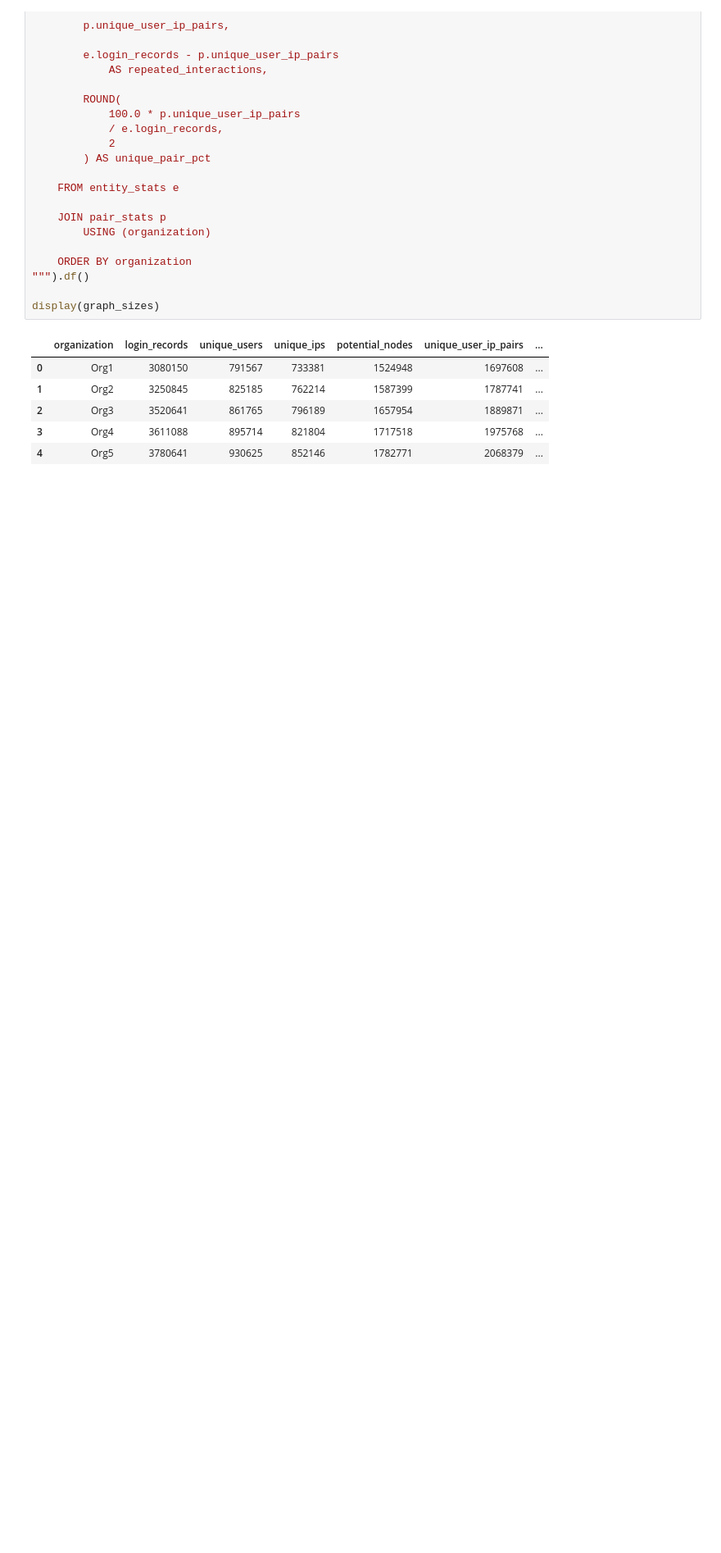
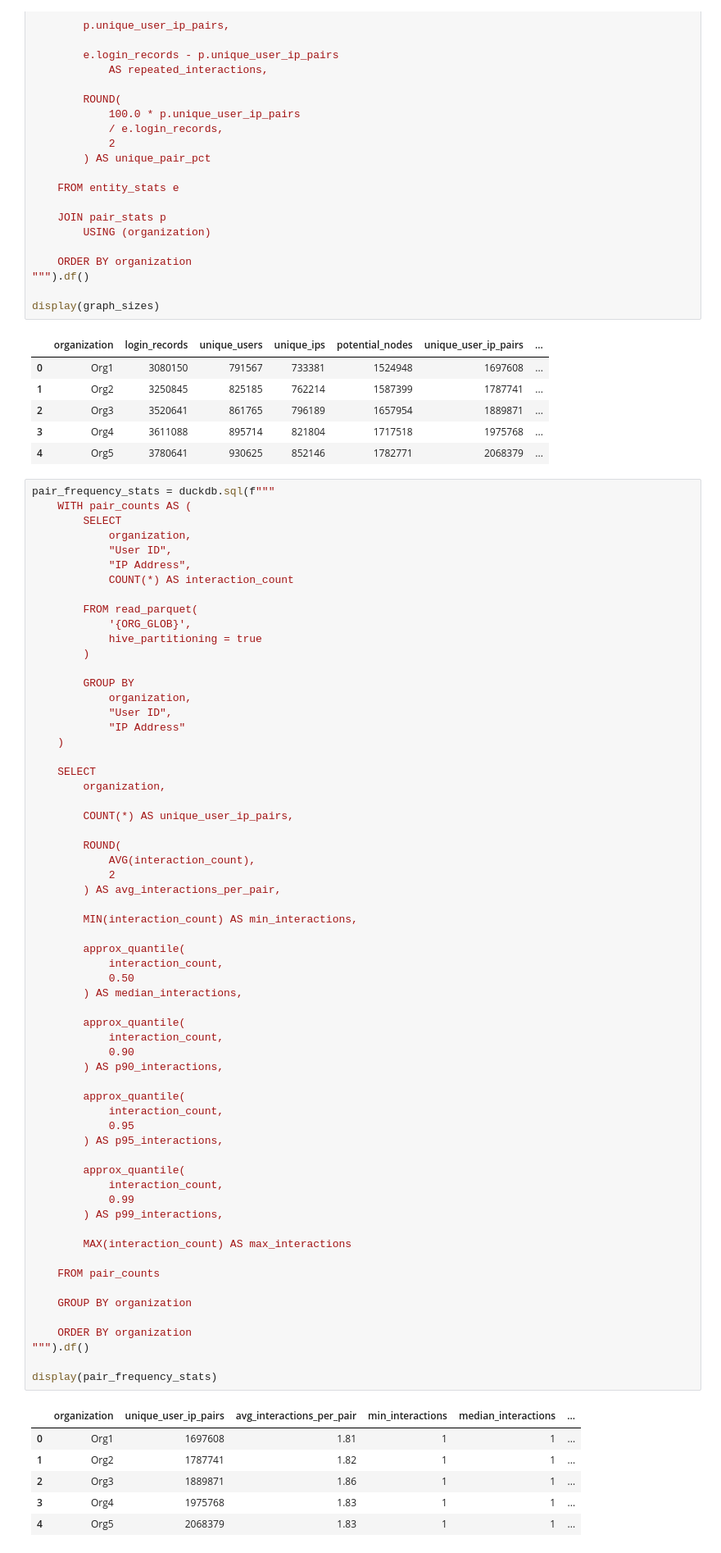
Before and after one commit to gulfatima-git/CredBlock-FL, a Jupyter notebook: notebooks/local_graph_analysis.ipynb, the cells around one changed output. Shown at 82% size. Drawn from its saved outputs; the diff is of its cells as text; blank space fills up the shorter version.

```diff
--- a/notebooks/local_graph_analysis.ipynb
+++ b/notebooks/local_graph_analysis.ipynb
@@ -87,3 +87,72 @@ display(graph_sizes)
 | 2 | Org3 | 3520641 | 861765 | 796189 | 1657954 | 1889871 | ... |
 | 3 | Org4 | 3611088 | 895714 | 821804 | 1717518 | 1975768 | ... |
 | 4 | Org5 | 3780641 | 930625 | 852146 | 1782771 | 2068379 | ... |
+# %%
+pair_frequency_stats = duckdb.sql(f"""
+    WITH pair_counts AS (
+        SELECT
+            organization,
+            "User ID",
+            "IP Address",
+            COUNT(*) AS interaction_count
+
+        FROM read_parquet(
+            '{ORG_GLOB}',
+            hive_partitioning = true
+        )
+
+        GROUP BY
+            organization,
+            "User ID",
+            "IP Address"
+    )
+
+    SELECT
+        organization,
+
+        COUNT(*) AS unique_user_ip_pairs,
+
+        ROUND(
+            AVG(interaction_count),
+            2
+        ) AS avg_interactions_per_pair,
+
+        MIN(interaction_count) AS min_interactions,
+
+        approx_quantile(
+            interaction_count,
+            0.50
+        ) AS median_interactions,
+
+        approx_quantile(
+            interaction_count,
+            0.90
+        ) AS p90_interactions,
+
+        approx_quantile(
+            interaction_count,
+            0.95
+        ) AS p95_interactions,
+
+        approx_quantile(
+            interaction_count,
+            0.99
+        ) AS p99_interactions,
+
+        MAX(interaction_count) AS max_interactions
+
+    FROM pair_counts
+
+    GROUP BY organization
+
+    ORDER BY organization
+""").df()
+
+display(pair_frequency_stats)
+# %% [output]
+|  | organization | unique_user_ip_pairs | avg_interactions_per_pair | min_interactions | median_interactions | ... |
+| 0 | Org1 | 1697608 | 1.81 | 1 | 1 | ... |
+| 1 | Org2 | 1787741 | 1.82 | 1 | 1 | ... |
+| 2 | Org3 | 1889871 | 1.86 | 1 | 1 | ... |
+| 3 | Org4 | 1975768 | 1.83 | 1 | 1 | ... |
+| 4 | Org5 | 2068379 | 1.83 | 1 | 1 | ... |
```
Also changed, not shown: parts of 7 cells of this notebook.
